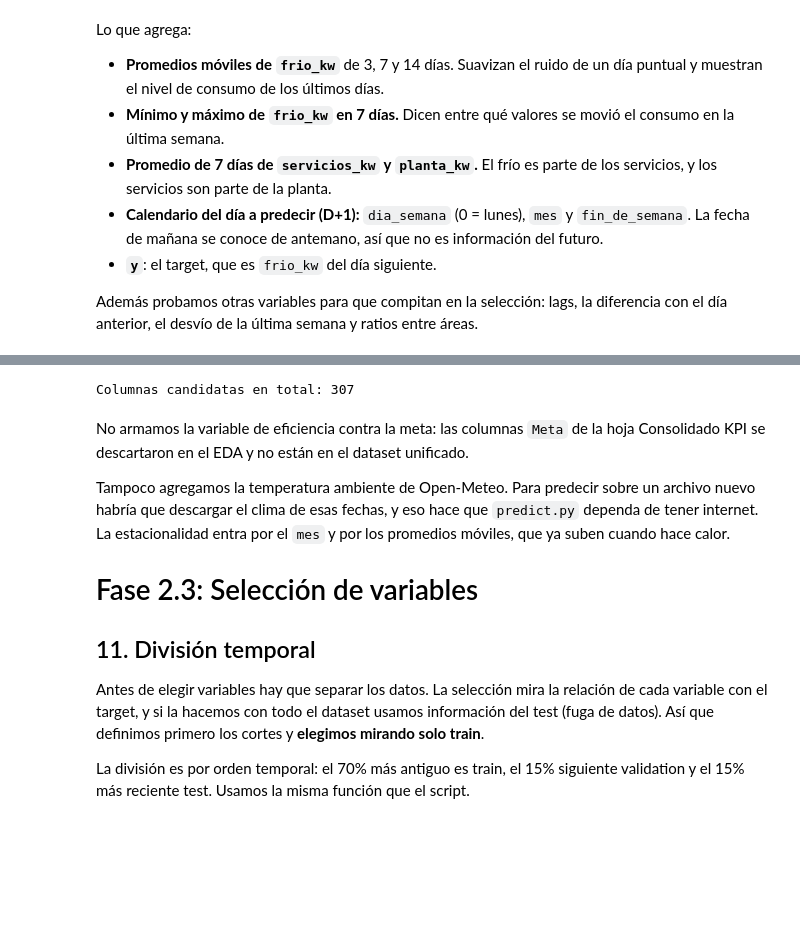
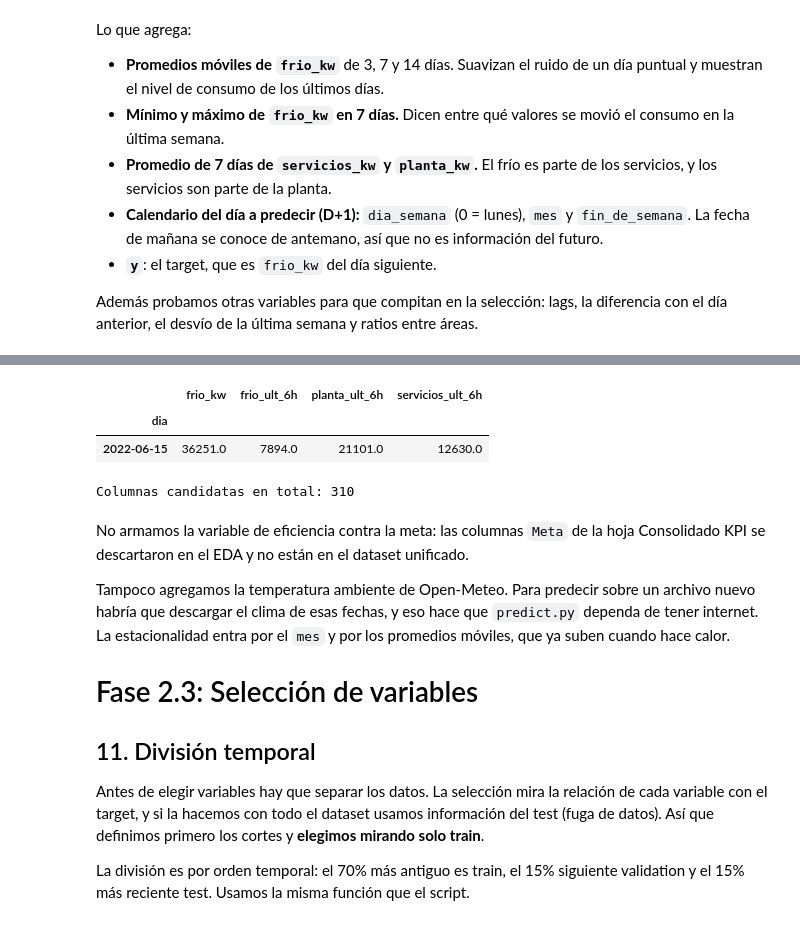
Before and after one commit to franbaudra/cervecera, a Jupyter notebook: notebooks/preprocesamiento.ipynb, the cells around one changed output, grey strips where cells are left out. Saved outputs shown, nothing was run; the diff lists cells and outputs as text; code cells hidden in the pictures; blank space fills up the shorter version.

```diff
--- a/notebooks/preprocesamiento.ipynb
+++ b/notebooks/preprocesamiento.ipynb
@@ -1261,0 +1270,11 @@ Además probamos otras variables para que compitan en la selección: lags, la di
+# %%
+del_script = pp.preparar_datos_entrenamiento()
+
+ULTIMAS_HORAS = list(pp.COLUMNAS_ULTIMAS_HORAS.values())
+datos[ULTIMAS_HORAS] = del_script[ULTIMAS_HORAS].reindex(datos.index)
+
+# Ejemplo: un día cualquiera. La variable es la última lectura menos la de las 18:00
+ejemplo = ee[(ee["dia"] == "2022-06-15") & (ee["t"] >= pd.Timedelta("18:00:00"))][["dia", "hora", "frio_kw", "planta_kw"]]
+print(ejemplo.to_string(index=False))
+datos.loc[["2022-06-15"], ["frio_kw"] + ULTIMAS_HORAS].round(0)
+# %% [output]
@@ -1262,3 +1289,6 @@ Además probamos otras variables para que compitan en la selección: lags, la di
+|  | frio_kw | frio_ult_6h | planta_ult_6h | servicios_ult_6h |
+| dia |  |  |  |  |
+| 2022-06-15 | 36251.0 | 7894.0 | 21101.0 | 12630.0 |
 # %%
 frio = datos["frio_kw"]
 
@@ -1277,9 +1307,9 @@ datos["sala_maq_kw_media_7"] = datos["sala_maq_kw"].rolling(7, min_periods=4).me
 
 VARIABLES_EXTRA = ["frio_lag_1", "frio_lag_7", "frio_dif_1", "frio_desvio_7", "frio_sobre_planta",
                    "frio_sobre_servicios", "hl_producido_bodega_media_7", "sala_maq_kw_media_7"]
-print("Columnas candidatas en total:", len(columnas) + len(nuevas) - 2 + len(VARIABLES_EXTRA))
+print("Columnas candidatas en total:", len(columnas) + len(nuevas) - 2 + len(ULTIMAS_HORAS) + len(VARIABLES_EXTRA))
 # %% [output]
-Columnas candidatas en total: 307
+Columnas candidatas en total: 310
 # %% [markdown]
 No armamos la variable de eficiencia contra la meta: las columnas `Meta` de la hoja Consolidado KPI se descartaron en el EDA y no están en el dataset unificado.
 
```
Also changed, not shown: parts of 13 cells of this notebook, 8 other files.
